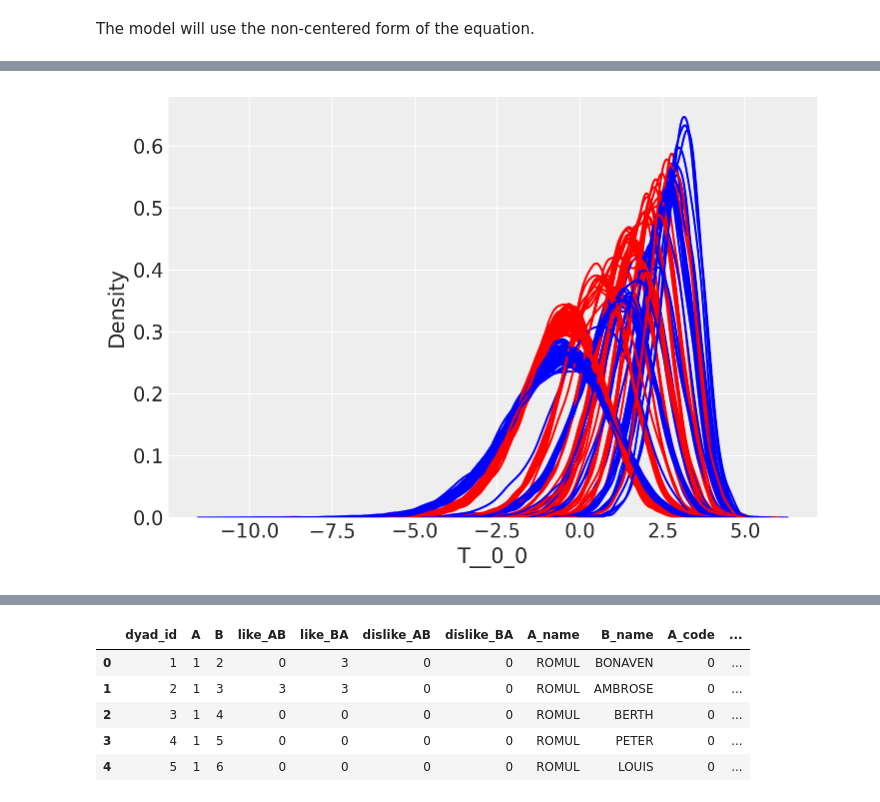
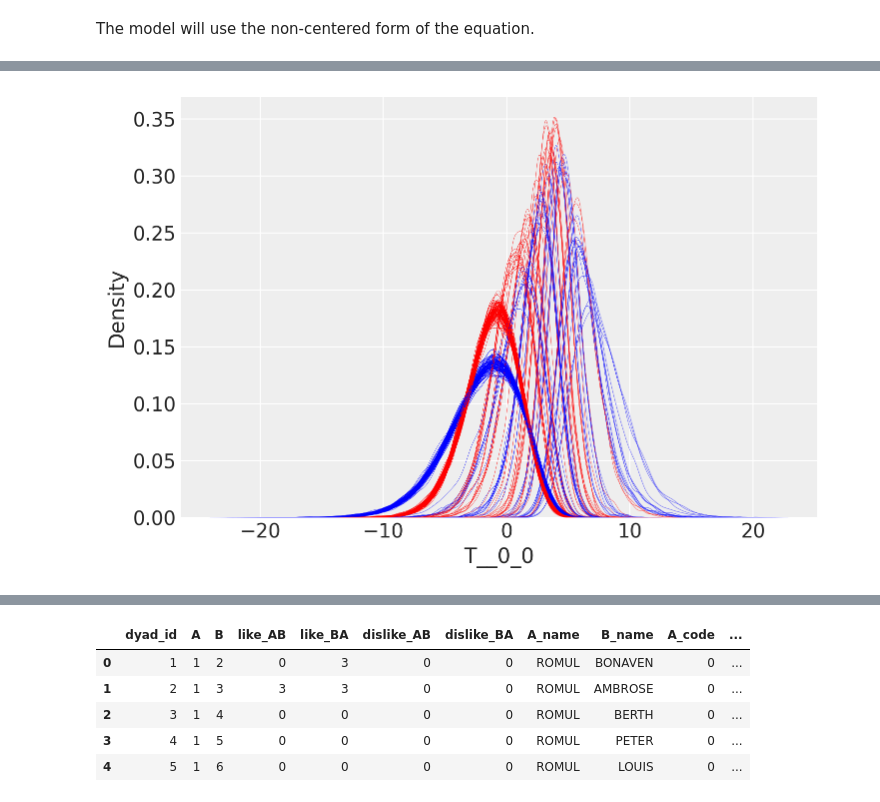
Before and after one commit to benslack19/stats_rethinking, a Jupyter notebook: SR_notebooks_2022/stats_rethinking_hw08.ipynb, the cells around one changed output, grey strips where cells are left out. Saved outputs shown, nothing was run; the diff lists cells and outputs as text; code cells hidden in the pictures.

```diff
--- a/SR_notebooks_2022/stats_rethinking_hw08.ipynb
+++ b/SR_notebooks_2022/stats_rethinking_hw08.ipynb
@@ -129,11 +137,11 @@ with pm.Model() as mq1a:
 
     # linear models
     alpha = pm.Normal("alpha", 0, 1)
-    lambdaAB = pm.Deterministic("lambdaAB", pm.math.exp(alpha + T[dyads.index, 0]))
-    lambdaBA = pm.Deterministic("lambdaBA", pm.math.exp(alpha + T[dyads.index, 1]))
+    p_AB = pm.Deterministic("lambdaAB", pm.math.invlogit(alpha + T[dyads.index, 0]))
+    p_BA = pm.Deterministic("lambdaBA", pm.math.invlogit(alpha + T[dyads.index, 1]))
 
-    L_AB = pm.Poisson("L_AB", mu = lambdaAB, observed = df_monks['like_AB'])
-    L_BA = pm.Poisson("L_BA", mu = lambdaBA, observed = df_monks['like_BA'])
+    L_AB = pm.Binomial("L_AB", n=3, p = p_AB, observed = df_monks['like_AB'])
+    L_BA = pm.Binomial("L_BA", n=3, p = p_BA, observed = df_monks['like_BA'])
 
     trace_mq1a = pm.sample(1000, tune=1000, return_inferencedata=False)
 # %% [output]
@@ -167,20 +172,20 @@ az.summary(trace_mq1a, var_names='T')
 # %%
 trace_mq1a_df = pm.trace_to_dataframe(trace_mq1a)
 T_cols = [col for col in trace_mq1a_df.columns if 'T__' in col]
 
 T0_means = list()
 T1_means = list()
 
 f, ax0 = plt.subplots()
 for T_col in T_cols:
     if T_col.split('T__')[1].split('_')[1] == str(0):
-        sns.kdeplot(trace_mq1a_df[T_col], ax=ax0, color='r', alpha=0.2)
+        sns.kdeplot(trace_mq1a_df[T_col], ax=ax0, color='r', linewidth=0.2)
         T0_means.append(trace_mq1a_df[T_col].mean())
     if T_col.split('T__')[1].split('_')[1] == str(1):
-        sns.kdeplot(trace_mq1a_df[T_col], ax=ax0, color='b', alpha=0.2)
+        sns.kdeplot(trace_mq1a_df[T_col], ax=ax0, color='b', linewidth=0.2)
         T1_means.append(trace_mq1a_df[T_col].mean())
 # %% [output]
-[figure, old version]
+[figure, new version]
 [interactive output not drawn]
 # %%
 T_est = pd.DataFrame({"TO":T0_means, "T1":T1_means})
```
Also changed, not shown: parts of 14 cells of this notebook, 3 other files.
